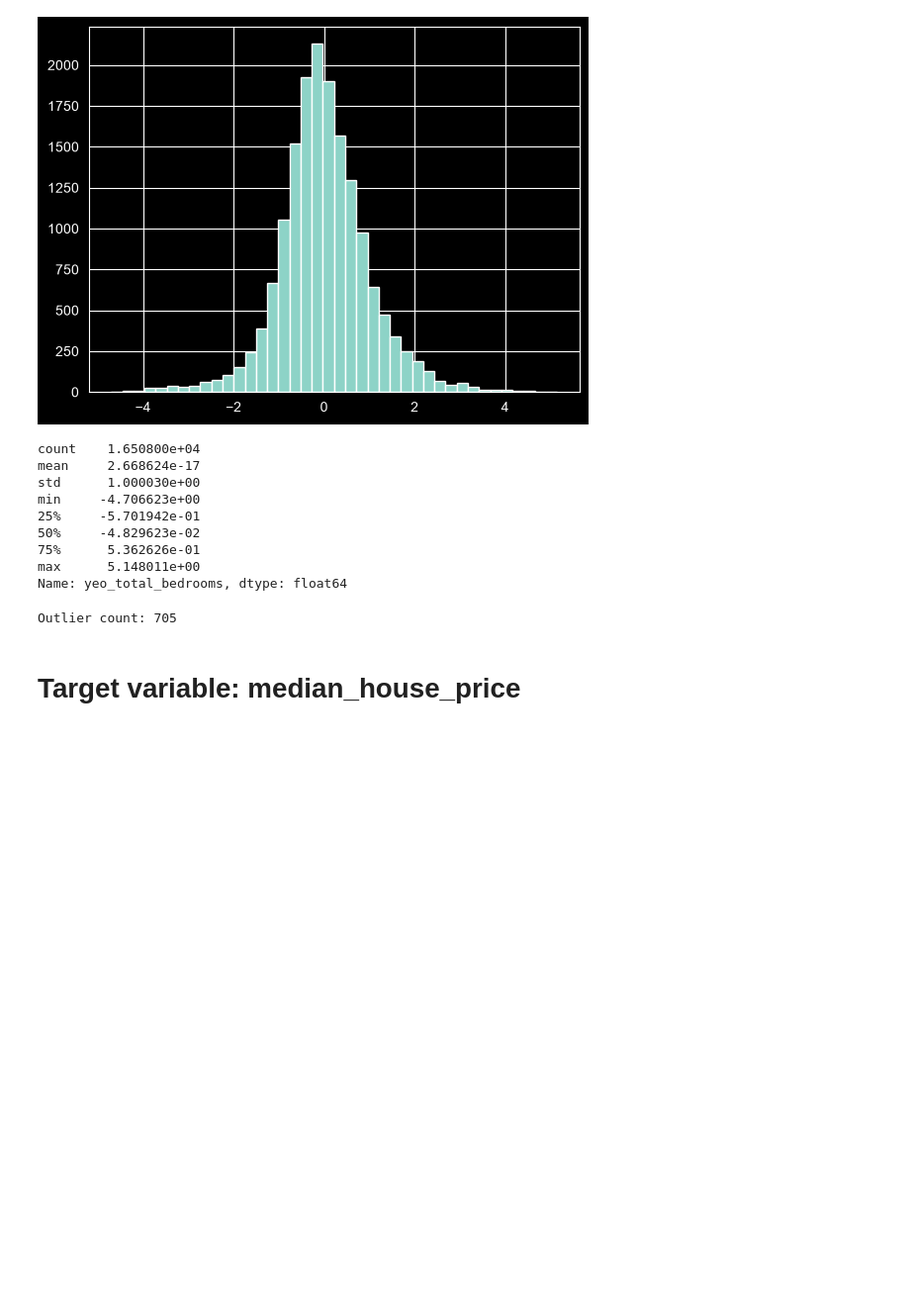
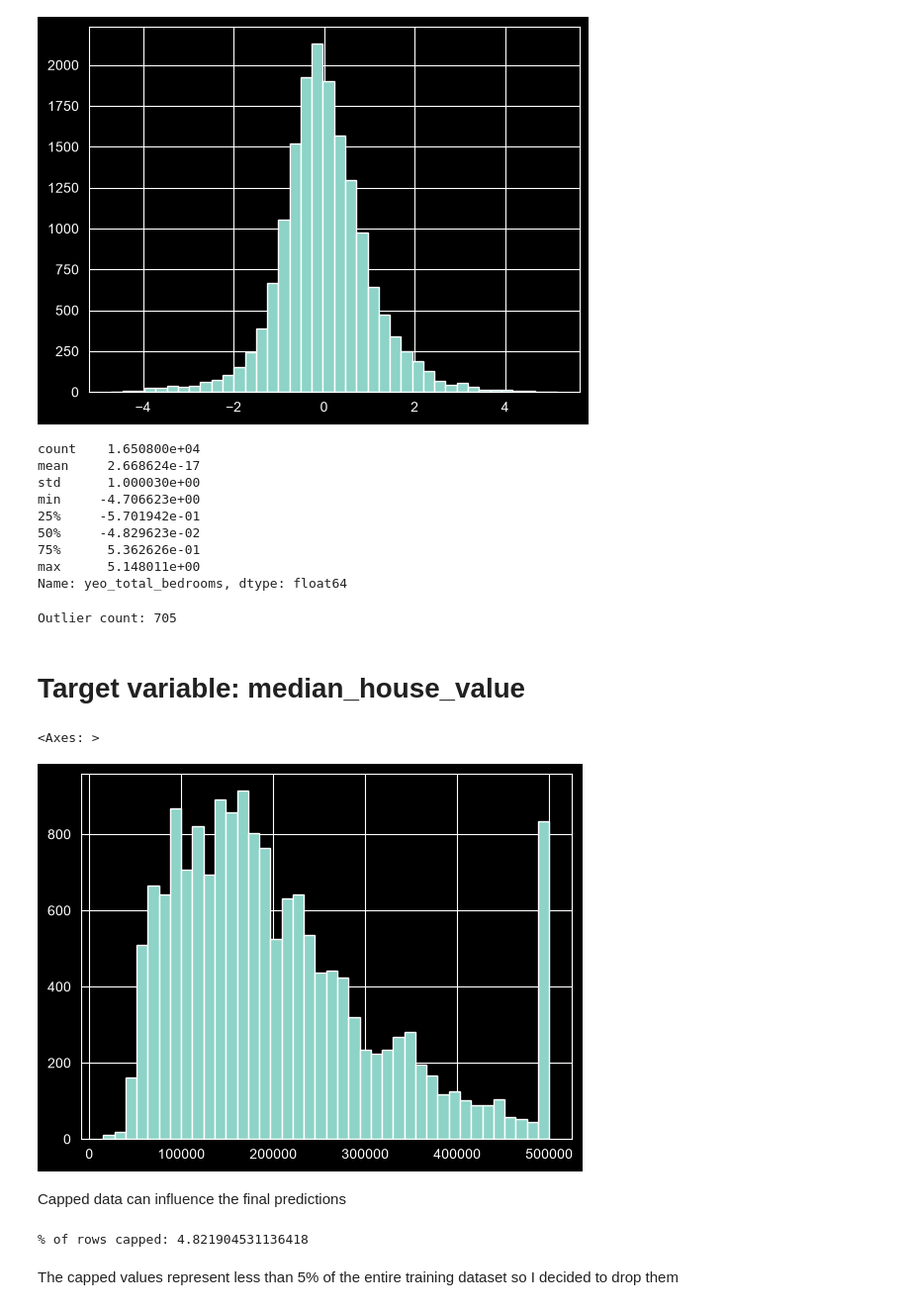
Before and after one commit to Nezzusa/HousingPredictionML, a Jupyter notebook: data Analysis.ipynb, the cells around one changed output. Shown at 99% size. Drawn from its saved outputs; the diff is of its cells as text; code cells hidden in the pictures; blank space fills up the shorter version.

Commit message:
Updated data Analysis

```diff
--- a/data Analysis.ipynb
+++ b/data Analysis.ipynb
@@ -167,4 +167,19 @@ print(f"Outlier count: {len(outliers)}")
 # %% [output]
 Outlier count: 705
 # %% [markdown]
-# Target variable: median_house_price
+# Target variable: median_house_value
+# %%
+train_set['median_house_value'].hist(bins=40)
+# %% [output]
+<Axes: >
+[figure, added]
+# %% [markdown]
+Capped data can influence the final predictions
+# %%
+limit = 500000
+capped = (train_set['median_house_value'] >= limit).sum()
+print("% of rows capped: " + str((capped/len(train_set))*100))
+# %% [output]
+% of rows capped: 4.821904531136418
+# %% [markdown]
+The capped values represent less than 5% of the entire training dataset so I decided to drop them
```
Also changed, not shown: parts of 15 cells of this notebook.
